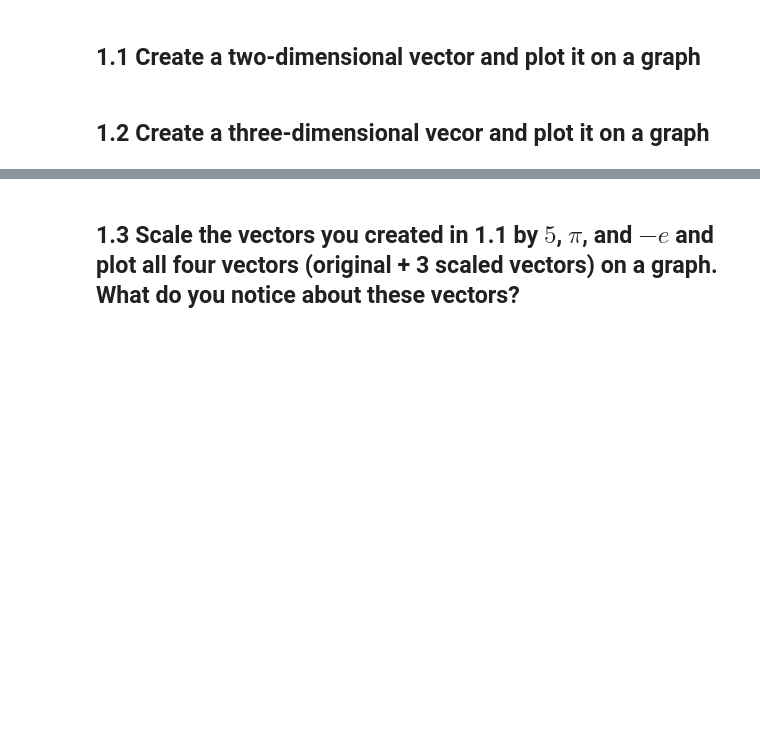
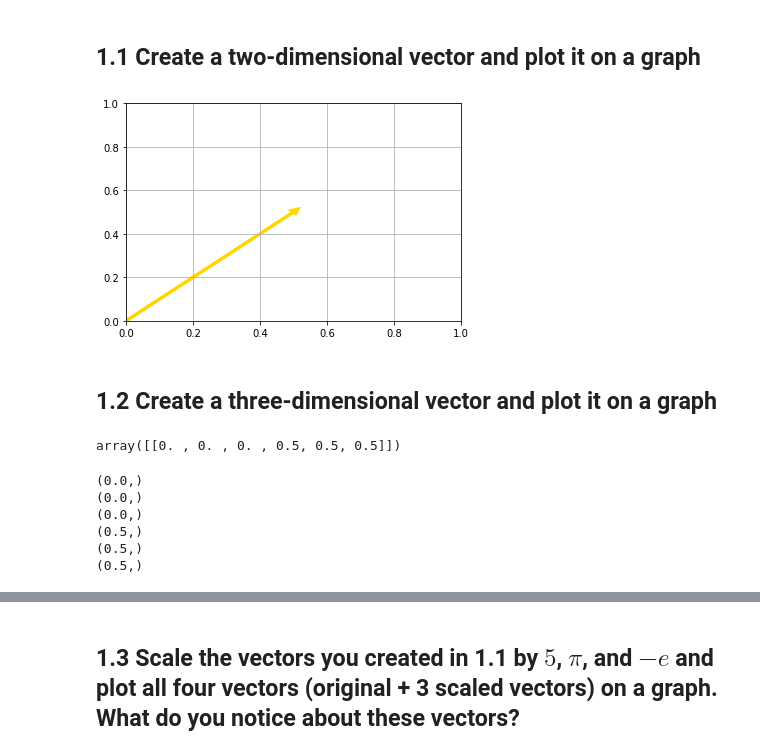
Before and after one commit to bloominstituteoftechnology/DS-Unit-1-Sprint-3-Linear-Algebra, a Jupyter notebook: module1-vectors-and-matrices/LS_DS_131_Vectors_and_Matrices_Assignment.ipynb, the cells around one changed output, grey strips where cells are left out. Cells and saved outputs as stored; diff of their text form; code cells hidden in the pictures; blank space fills up the shorter version.

```diff
--- a/module1-vectors-and-matrices/LS_DS_131_Vectors_and_Matrices_Assignment.ipynb
+++ b/module1-vectors-and-matrices/LS_DS_131_Vectors_and_Matrices_Assignment.ipynb
@@ -7,2 +15,36 @@ For the questions below it is not sufficient to simply provide answer to the que
+# %%
+# vector example
+yellow = [0.5, 0.5]
+# %%
+# plot a vector using matplotlib
+fig, ax = plt.subplots()
+ax.grid()
+plt.xlim(0, 1)
+plt.ylim(0, 1)
+
+plt.arrow(0, 0, yellow[0], yellow[1], head_width = 0.02, head_length = 0.02,
+          linewidth = 3, color = 'gold')
+plt.show()
+# %% [output]
+[figure, added]
 # %% [markdown]
-## 1.2 Create a three-dimensional vecor and plot it on a graph
+## 1.2 Create a three-dimensional vector and plot it on a graph
+# %%
+# add a third dimension to 'yellow'
+yellow = [0.5, 0.5, 0.5]
+vector = np.array([[0, 0, 0, yellow[0], yellow[1], yellow[2]]])
+vector
+# %% [output]
+array([[0. , 0. , 0. , 0.5, 0.5, 0.5]])
+# %%
+# unzip that vector
+X, Y, Z, U, V, W = zip(*vector)
+for letter in [X, Y, Z, U, V, W]:
+  print(letter)
+# %% [output]
+(0.0,)
+(0.0,)
+(0.0,)
+(0.5,)
+(0.5,)
+(0.5,)
```
Also changed, not shown: parts of 48 cells of this notebook.
